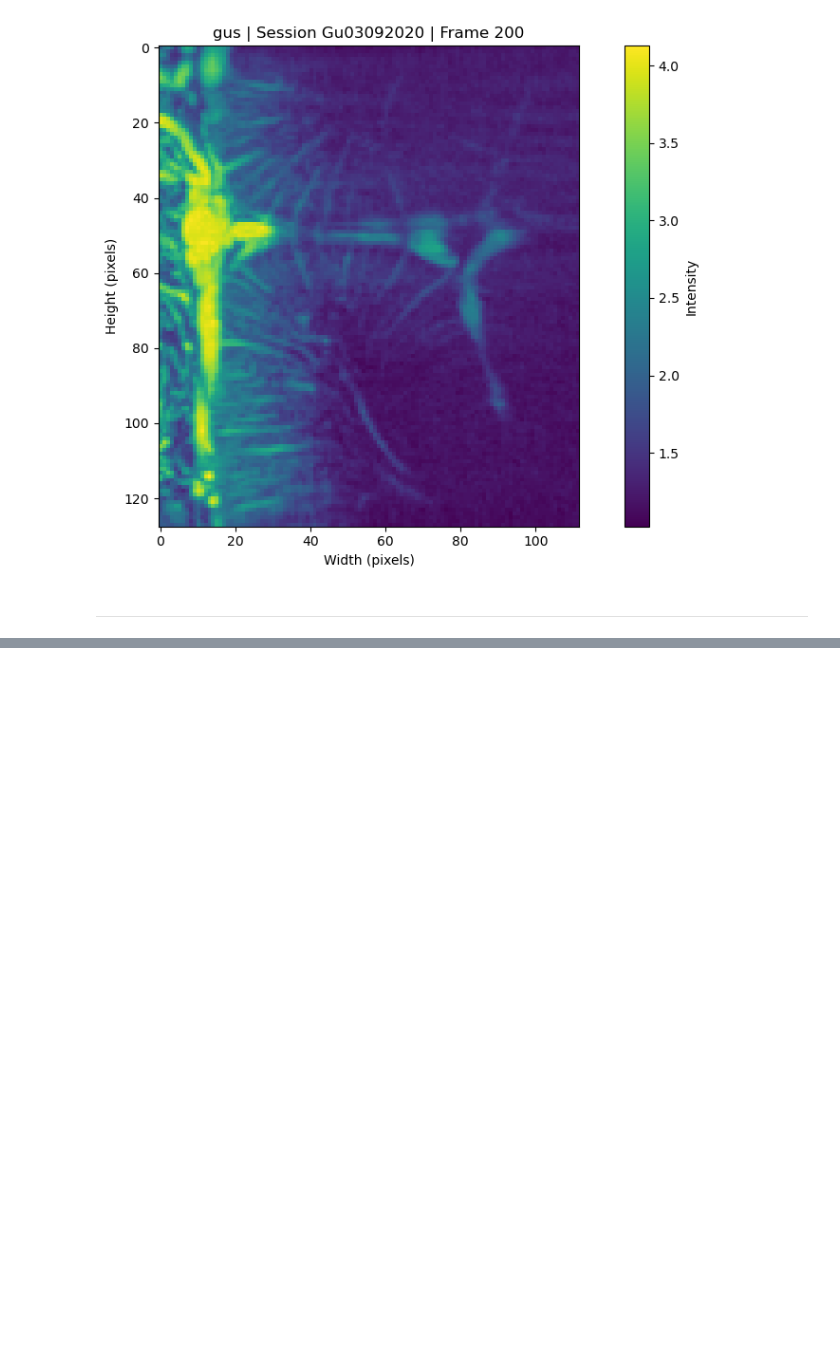
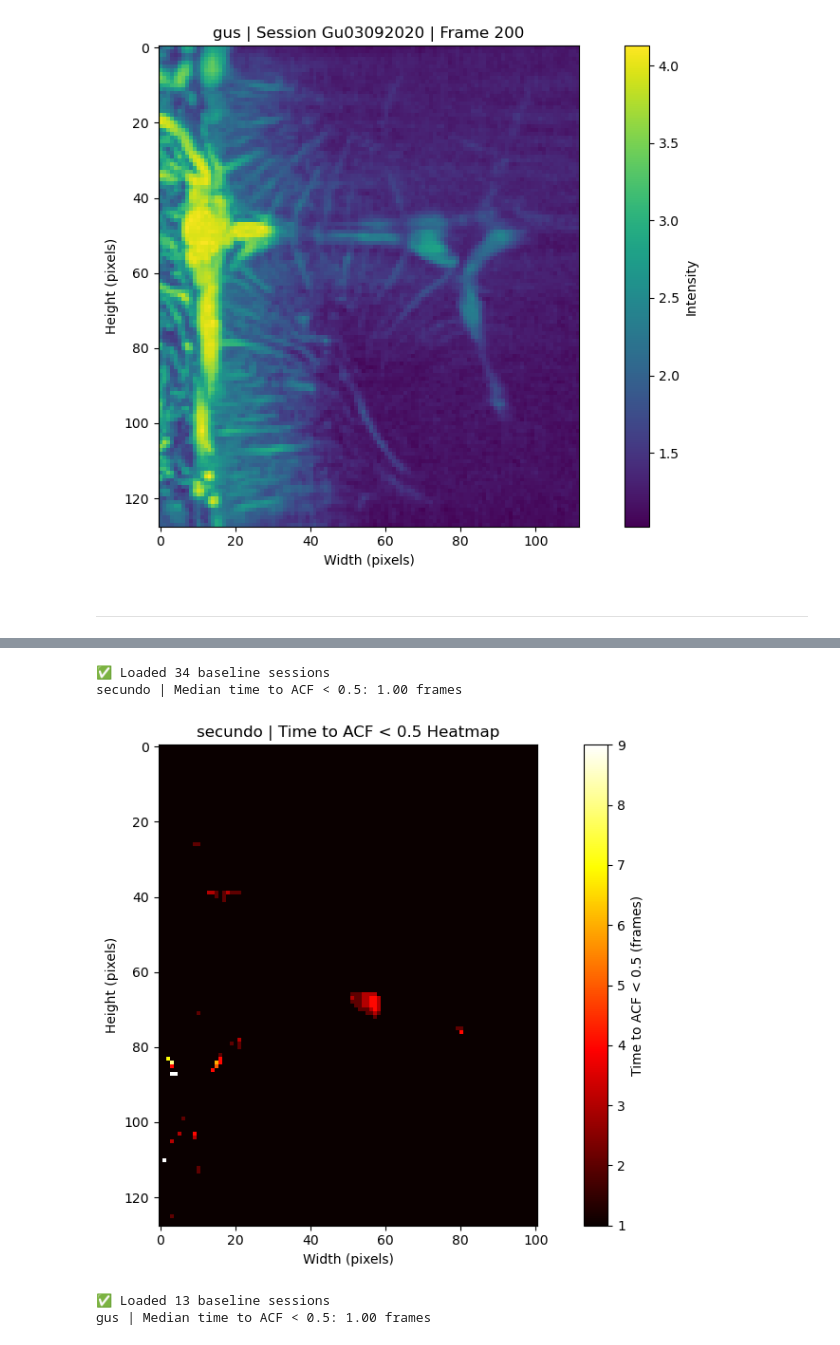
Before and after one commit to brynnhs/fUSPredict, a Jupyter notebook: code/1_processing.ipynb, the cells around one changed output, grey strips where cells are left out. Drawn from its saved outputs; the diff is of its cells as text; code cells hidden in the pictures; blank space fills up the shorter version.

Commit message:
added video saving + autocorrelation per pixel

```diff
--- a/code/1_processing.ipynb
+++ b/code/1_processing.ipynb
@@ -187,0 +258,49 @@ for subject in subjects:
+# %%
+# compute autocorrelation per pixel and compute median time to acf = 0.5 or e-fold decay, and distribution across frame (heatmap)
+
+for subject in subjects:
+    data_directory = source_root / subject
+    data_output_dir = deriv_root / subject
+    data_output_dir.mkdir(parents=True, exist_ok=True)
+    baseline_output_dir = data_output_dir / "baseline_only"
+
+    baseline_sessions = hf.load_all_baseline(str(baseline_output_dir))
+
+    if len(baseline_sessions) == 0:
+        print(f"No baseline sessions for {subject}")
+        continue
+
+    sample_session = baseline_sessions[0]
+    sample_frames = sample_session["frames"]
+
+    # Compute autocorrelation per pixel
+    acf_values = np.zeros(sample_frames.shape[1:])  # [H, W]
+    for i in range(sample_frames.shape[1]):
+        for j in range(sample_frames.shape[2]):
+            pixel_timecourse = sample_frames[:, i, j]
+            if np.std(pixel_timecourse) == 0:
+                acf_values[i, j] = 0
+                continue
+            acf = signal.correlate(pixel_timecourse - np.mean(pixel_timecourse), pixel_timecourse - np.mean(pixel_timecourse), mode='full')
+            acf /= acf[acf.size // 2]  # Normalize
+            acf_pos = acf[acf.size // 2:]  # non-negative lags
+            below = np.where(acf_pos[1:] < 0.5)[0]  # skip lag 0
+            acf_values[i, j] = (below[0] + 1) if len(below) else (len(acf_pos) - 1)
+            #compute median time to ACF < 0.5
+
+
+    # Plot heatmap of time to ACF < 0.5
+    plt.figure(figsize=(10, 6))
+    plt.imshow(acf_values, cmap="hot")
+    plt.colorbar(label="Time to ACF < 0.5 (frames)")
+    plt.title(f"{subject} | Time to ACF < 0.5 Heatmap")
+    plt.xlabel("Width (pixels)")
+    plt.ylabel("Height (pixels)")
+    plt.tight_layout()
+    plt.show()
+# %% [output]
+✅ Loaded 34 baseline sessions
+secundo | Median time to ACF < 0.5: 1.00 frames
+[figure, added]
+✅ Loaded 13 baseline sessions
+gus | Median time to ACF < 0.5: 1.00 frames
```
Also changed, not shown: parts of 8 cells of this notebook, 1 other file.
